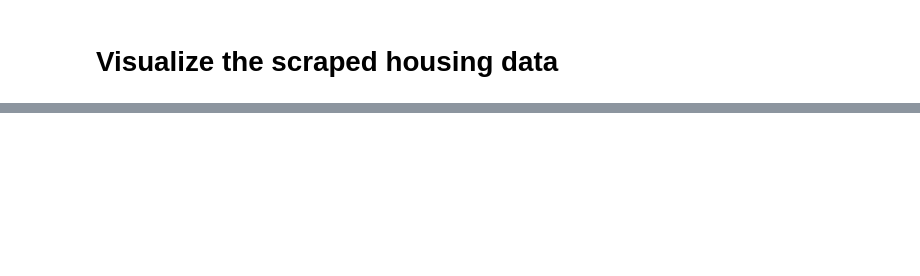
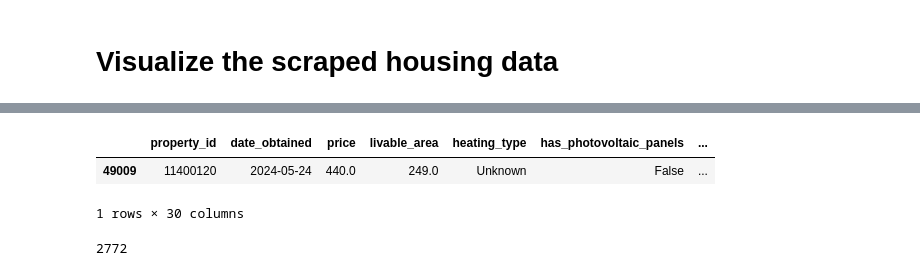
Before and after one commit to simonVP99/house_scraping_project, a Jupyter notebook: src/data_visualisation.ipynb, the cells around one changed output, grey strips where cells are left out. Cells and saved outputs as stored; diff of their text form; code cells hidden in the pictures; blank space fills up the shorter version.

```diff
--- a/src/data_visualisation.ipynb
+++ b/src/data_visualisation.ipynb
@@ -231,0 +261,10 @@ df[numeric_cols]
+# %%
+df.query('property_id == 11400120')
+# %% [output]
+|  | property_id | date_obtained | price | livable_area | heating_type | has_photovoltaic_panels | ... |
+| 49009 | 11400120 | 2024-05-24 | 440.0 | 249.0 | Unknown | False | ... |
+1 rows × 30 columns
+# %%
+df.property_id.nunique()
+# %% [output]
+2772
```
Also changed, not shown: parts of 23 cells of this notebook, 9 other files.
